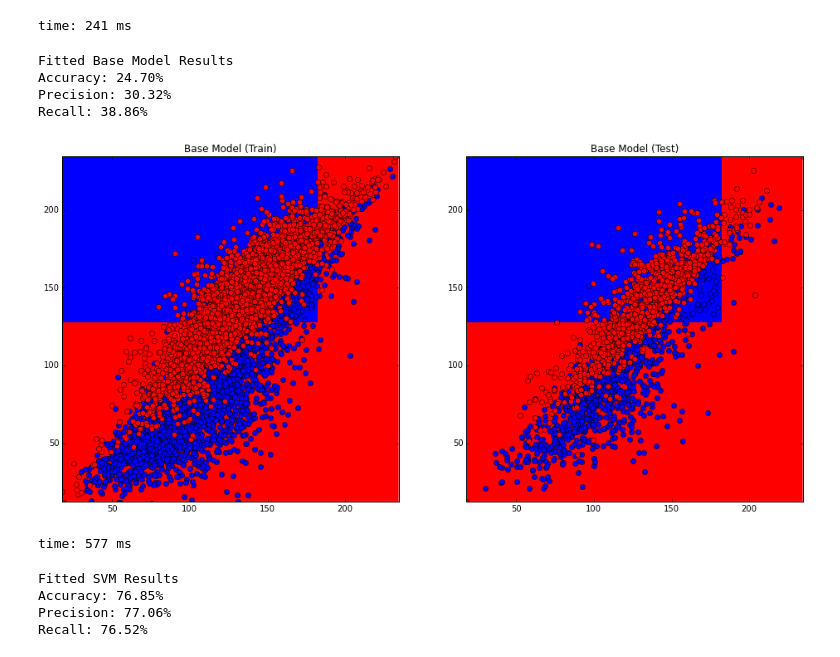
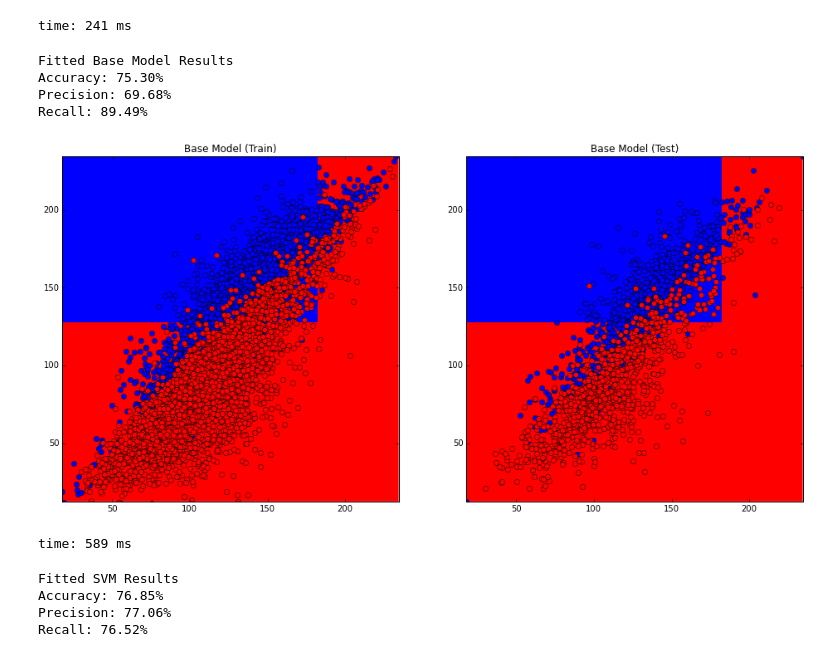
Before and after one commit to secander/classifiers101, a Jupyter notebook: Lecture 2 - Munging and Feature Extraction/MungingAndFeatureSelection.ipynb, the cells around one changed output. Saved outputs shown, nothing was run; the diff lists cells and outputs as text; code cells hidden in the pictures.

```diff
--- a/Lecture 2 - Munging and Feature Extraction/MungingAndFeatureSelection.ipynb
+++ b/Lecture 2 - Munging and Feature Extraction/MungingAndFeatureSelection.ipynb
@@ -282,6 +282,6 @@ time: 35.1 s
 # Test and train data
 train_X, train_Y, test_X, test_Y = train_test_split(data, labels, meta, ['frog', 'ship'])
 # Setup the labels to correspond to 0 (frog/6) and 1 (ship/8)
-norm_train_Y = [0 if x ==6 else 1 for x in train_Y]
-norm_test_Y = [0 if x ==6 else 1 for x in test_Y]
+norm_train_Y = np.array([0 if x ==6 else 1 for x in train_Y])
+norm_test_Y = np.array([0 if x ==6 else 1 for x in test_Y])
 # %% [output]
@@ -339,15 +339,15 @@ time: 241 ms
 # %%
 # Decision Tree
 model = DecisionTree()
-test_results = model.test(np.transpose((test_colors, norm_test_Y)), display=True)
-model.plot_model(np.transpose((train_colors, norm_train_Y)), np.transpose((test_colors, norm_test_Y)), display=False)
+test_results = model.test(np.transpose((test_colors, 1-norm_test_Y)), display=True)
+model.plot_model(np.transpose((train_colors, 1-norm_train_Y)), np.transpose((test_colors, 1-norm_test_Y)), display=False)
 # %% [output]
 Fitted Base Model Results
-Accuracy: 24.70%
-Precision: 30.32%
-Recall: 38.86%
+Accuracy: 75.30%
+Precision: 69.68%
+Recall: 89.49%
-[figure, old version]
+[figure, new version]
-time: 577 ms
+time: 589 ms
 # %%
 # SVM
 model = SVM()
```
Also changed, not shown: parts of 1 cell of this notebook.
